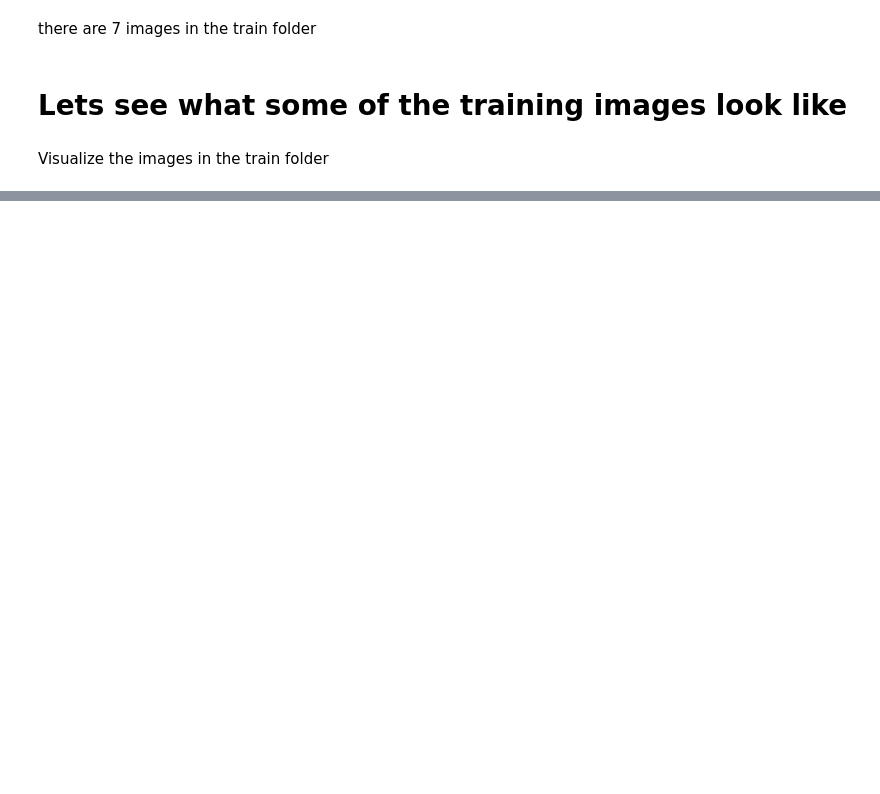
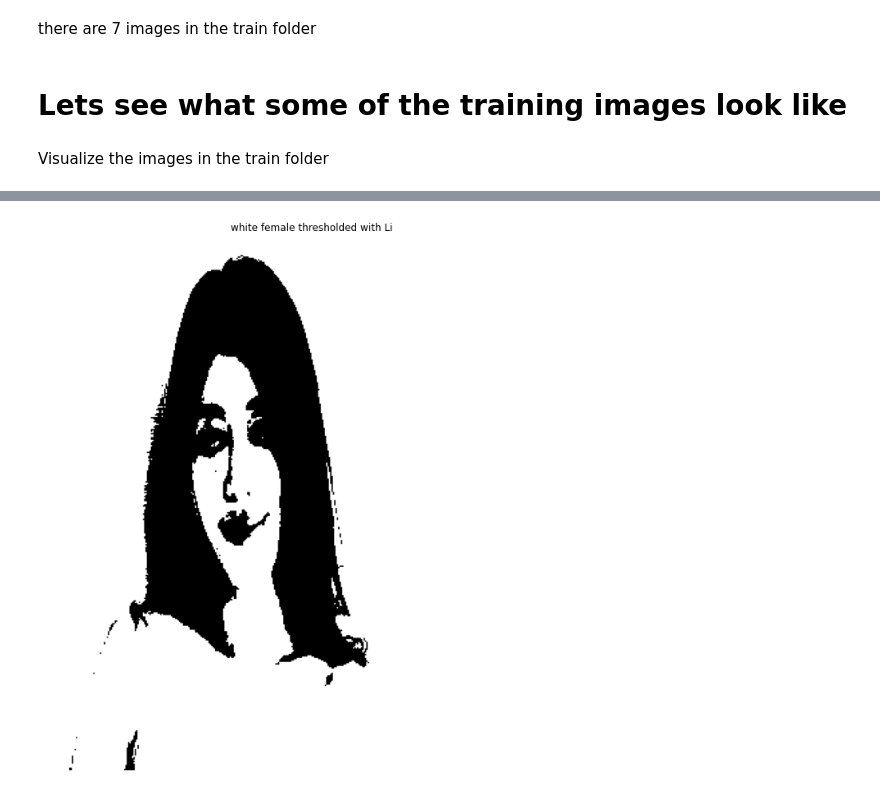
Before and after one commit to samokoye/Machine-Learning, a Jupyter notebook: Cap_3_file/Capstone 3 Preprocessing and Modeling.ipynb, the cells around one changed output, grey strips where cells are left out. Drawn from its saved outputs; the diff is of its cells as text; code cells hidden in the pictures; blank space fills up the shorter version.

```diff
--- a/Cap_3_file/Capstone 3 Preprocessing and Modeling.ipynb
+++ b/Cap_3_file/Capstone 3 Preprocessing and Modeling.ipynb
@@ -105,0 +492,6 @@ plt.show();
+# %%
+yen_thresh = filters.threshold_yen(grayscale_white_f)
+binary_white_f = 255 * (grayscale_white_f > yen_thresh)
+show_image(binary_white_f, 'white female thresholded with Li')
+# %% [output]
+[figure, added]
```
Also changed, not shown: parts of 50 cells of this notebook, 1 other file.
